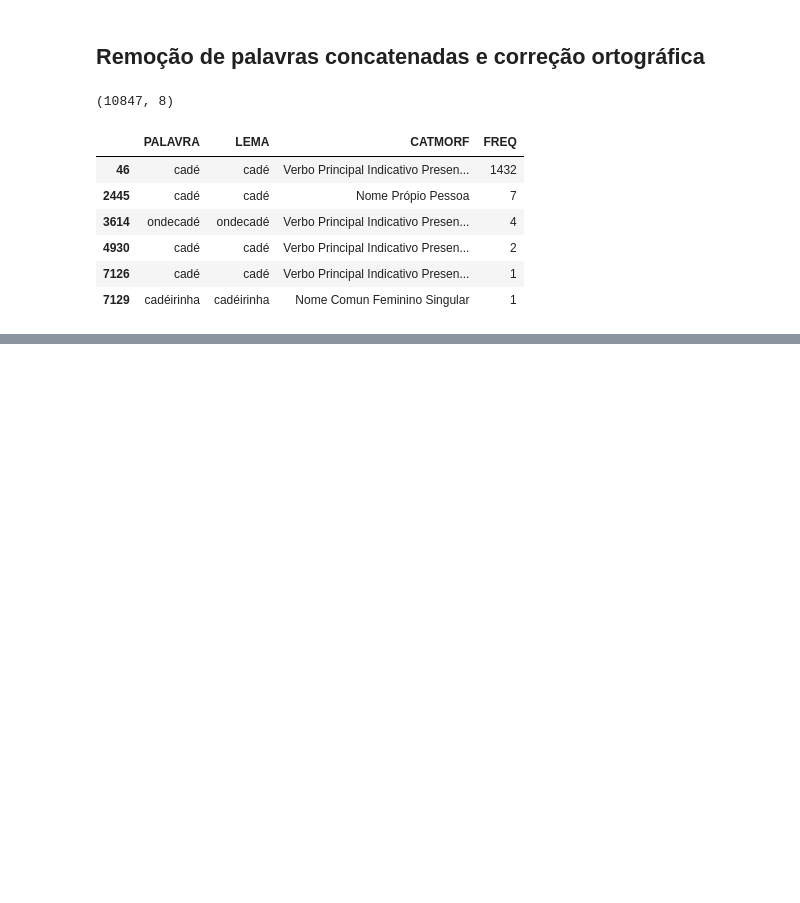
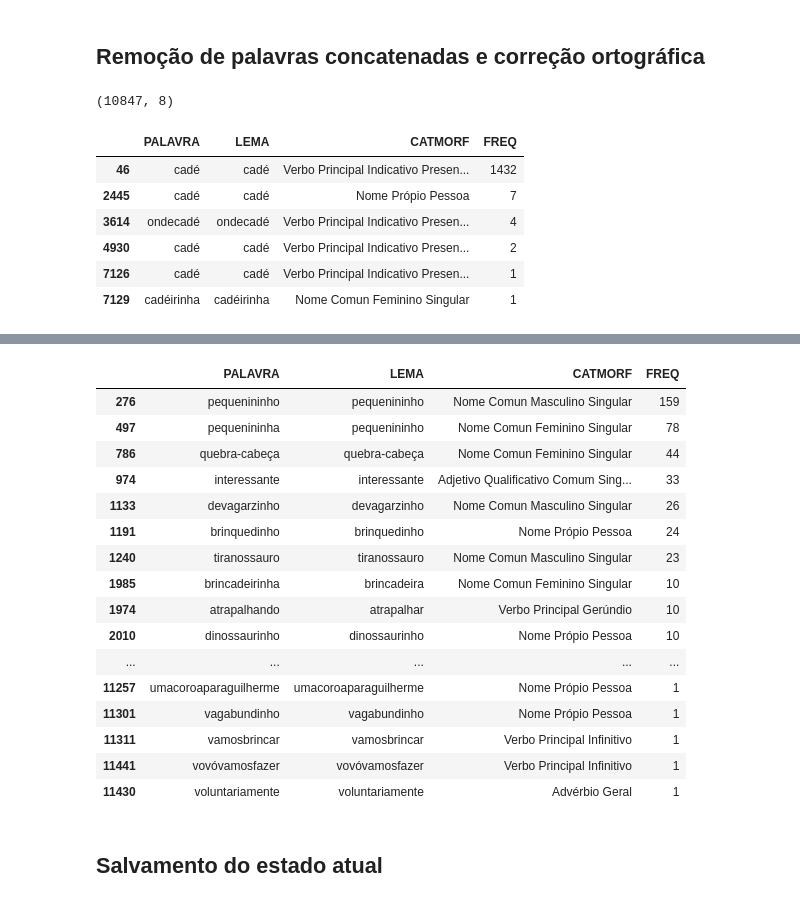
Before and after one commit to FatecFranca/DSM-P5-G01-2026-02, a Jupyter notebook: Pre_processamento_3.ipynb, the cells around one changed output, grey strips where cells are left out. Saved outputs shown, nothing was run; the diff lists cells and outputs as text; code cells hidden in the pictures; blank space fills up the shorter version.

```diff
--- a/Pre_processamento_3.ipynb
+++ b/Pre_processamento_3.ipynb
@@ -87,0 +203,14 @@ df[df['PALAVRA'].str.contains('cadé', case=False, na=False)][
+# %%
+correcoes = {
+    "quebracabeça": "quebra-cabeça",
+    "escondeesconde": "esconde-esconde",
+    "porcoespinho": "porco-espinho",
+    "cachorroquente": "cachorro-quente",
+    "segundafeira": "segunda-feira",
+    "inteligéncia": "inteligência",
+    "consentração": "concentração"
+}
+
+for palavra_antiga, palavra_corrigida in correcoes.items():
+    df.loc[df["PALAVRA"] == palavra_antiga, "PALAVRA"] = palavra_corrigida
+    df.loc[df["LEMA"] == palavra_antiga, "LEMA"] = palavra_corrigida
@@ -87,0 +234,30 @@ df[df['PALAVRA'].str.contains('cadé', case=False, na=False)][
+# %%
+possiveis_concatenadas = df[
+    df["PALAVRA"].str.len() >= 12
+].sort_values(by="FREQ", ascending=False)
+# %%
+pd.set_option("display.max_rows", None)
+
+possiveis_concatenadas[
+    ["PALAVRA", "LEMA", "CATMORF", "FREQ"]
+]
+# %% [output]
+|  | PALAVRA | LEMA | CATMORF | FREQ |
+| 276 | pequenininho | pequenininho | Nome Comun Masculino Singular | 159 |
+| 497 | pequenininha | pequenininho | Nome Comun Feminino Singular | 78 |
+| 786 | quebra-cabeça | quebra-cabeça | Nome Comun Feminino Singular | 44 |
+| 974 | interessante | interessante | Adjetivo Qualificativo Comum Sing... | 33 |
+| 1133 | devagarzinho | devagarzinho | Nome Comun Masculino Singular | 26 |
+| 1191 | brinquedinho | brinquedinho | Nome Própio Pessoa | 24 |
+| 1240 | tiranossauro | tiranossauro | Nome Comun Masculino Singular | 23 |
+| 1985 | brincadeirinha | brincadeira | Nome Comun Feminino Singular | 10 |
+| 1974 | atrapalhando | atrapalhar | Verbo Principal Gerúndio | 10 |
+| 2010 | dinossaurinho | dinossaurinho | Nome Própio Pessoa | 10 |
+| ... | ... | ... | ... | ... |
+| 11257 | umacoroaparaguilherme | umacoroaparaguilherme | Nome Própio Pessoa | 1 |
+| 11301 | vagabundinho | vagabundinho | Nome Própio Pessoa | 1 |
+| 11311 | vamosbrincar | vamosbrincar | Verbo Principal Infinitivo | 1 |
+| 11441 | vovóvamosfazer | vovóvamosfazer | Verbo Principal Infinitivo | 1 |
+| 11430 | voluntariamente | voluntariamente | Advérbio Geral | 1 |
+# %% [markdown]
+## Salvamento do estado atual
```
Also changed, not shown: parts of 8 cells of this notebook, 2 other files.
